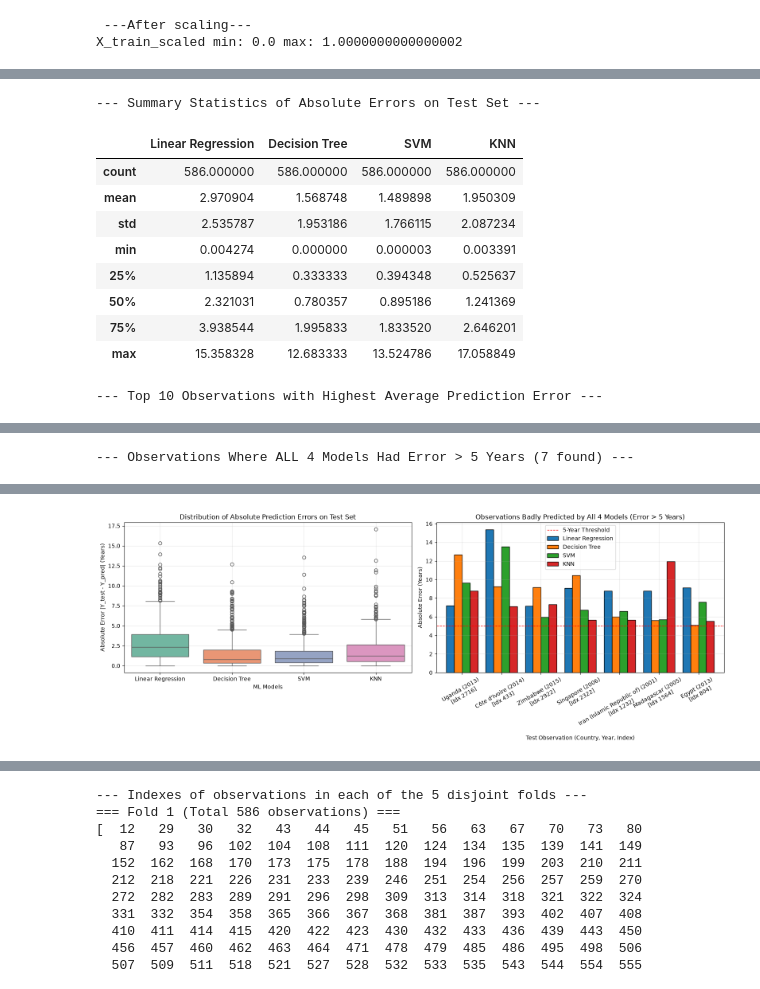
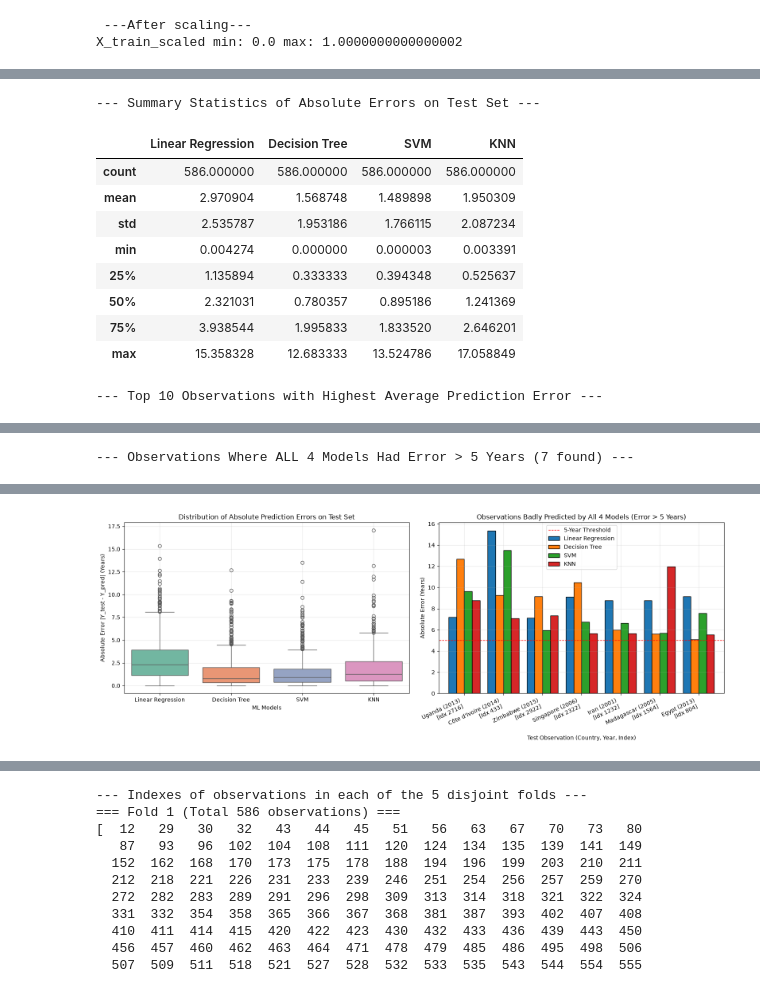
Before and after one commit to azelarabchakour/Data-science-assignments, a Jupyter notebook: Assignment-1/Code/Problem1-Regresseion.ipynb, the cells around one changed output, grey strips where cells are left out. Saved outputs shown, nothing was run; the diff lists cells and outputs as text; code cells hidden in the pictures.

```diff
--- a/Assignment-1/Code/Problem1-Regresseion.ipynb
+++ b/Assignment-1/Code/Problem1-Regresseion.ipynb
@@ -715,15 +818,31 @@ axes[0].grid(True, alpha=0.3)
 
 # Right Plot: Bar chart of observations badly predicted by all 4 models
 bad_plot = bad_all_models[model_cols].copy()
-bad_plot.index = [f"{r['Country']} ({r['Year']})\n[Idx {i}]" for i, r in bad_all_models.iterrows()]
+# bad_plot.index = [f"{r['Country']} ({r['Year']})\n[Idx {i}]" for i, r in bad_all_models.iterrows()]
+# bad_plot.plot(kind='bar', ax=axes[1], edgecolor='black', width=0.8)
+# axes[1].set_title("Observations Badly Predicted by All 4 Models (Error > 5 Years)")
+# axes[1].set_ylabel("Absolute Error (Years)")
+# axes[1].set_xlabel("Test Observation (Country, Year, Index)")
+# axes[1].axhline(5.0, color='red', linestyle='--', linewidth=1, label='5-Year Threshold')
+# axes[1].tick_params(axis='x', rotation=30)
+# axes[1].legend()
+# axes[1].grid(True, alpha=0.3)
+
+#--------------------------------------------
+bad_plot.index = [
+    f"{r['Country'].replace(' (Islamic Republic of)', '')} ({r['Year']})\n[Idx {i}]"
+    for i, r in bad_all_models.iterrows()
+]
 bad_plot.plot(kind='bar', ax=axes[1], edgecolor='black', width=0.8)
 axes[1].set_title("Observations Badly Predicted by All 4 Models (Error > 5 Years)")
 axes[1].set_ylabel("Absolute Error (Years)")
 axes[1].set_xlabel("Test Observation (Country, Year, Index)")
 axes[1].axhline(5.0, color='red', linestyle='--', linewidth=1, label='5-Year Threshold')
-axes[1].tick_params(axis='x', rotation=30)
+plt.setp(axes[1].get_xticklabels(), rotation=25, ha='right')
 axes[1].legend()
 axes[1].grid(True, alpha=0.3)
+
+#-------------------------------------------
 
 plt.tight_layout()
 plt.show()
@@ -745,34 +864,34 @@ plt.show()
 |  | Linear Regression | Decision Tree | SVM | KNN |
 | count | 586.000000 | 586.000000 | 586.000000 | 586.000000 |
 | mean | 2.970904 | 1.568748 | 1.489898 | 1.950309 |
 | std | 2.535787 | 1.953186 | 1.766115 | 2.087234 |
 | min | 0.004274 | 0.000000 | 0.000003 | 0.003391 |
 | 25% | 1.135894 | 0.333333 | 0.394348 | 0.525637 |
 | 50% | 2.321031 | 0.780357 | 0.895186 | 1.241369 |
 | 75% | 3.938544 | 1.995833 | 1.833520 | 2.646201 |
 | max | 15.358328 | 12.683333 | 13.524786 | 17.058849 |
 --- Top 10 Observations with Highest Average Prediction Error ---
 |  | Linear Regression | Decision Tree | SVM | KNN | Mean_Error | Min_Error | Country | Year | ... |
 | 433 | 15.358328 | 9.255556 | 13.524786 | 7.096046 | 11.308679 | 7.096046 | Côte d'Ivoire | 2014 | ... |
 | 2716 | 7.203288 | 12.683333 | 9.647115 | 8.756842 | 9.572645 | 7.203288 | Uganda | 2013 | ... |
 | 2093 | 13.937636 | 3.737500 | 11.387038 | 3.388031 | 8.112552 | 3.388031 | Republic of Korea | 2009 | ... |
 | 1564 | 8.767631 | 5.600000 | 5.706507 | 11.962609 | 8.009187 | 5.600000 | Madagascar | 2005 | ... |
 | 2322 | 9.095235 | 10.450000 | 6.734724 | 5.666156 | 7.986529 | 5.666156 | Singapore | 2006 | ... |
 | 2691 | 7.528552 | 2.728571 | 2.483725 | 17.058849 | 7.449924 | 2.483725 | Turkey | 2005 | ... |
 | 2299 | 12.650674 | 4.600000 | 6.620150 | 5.827823 | 7.424662 | 4.600000 | Sierra Leone | 2013 | ... |
 | 2922 | 7.131751 | 9.144444 | 5.964119 | 7.340153 | 7.395117 | 5.964119 | Zimbabwe | 2015 | ... |
 | 1215 | 7.370622 | 0.100000 | 8.287377 | 13.157679 | 7.228919 | 0.100000 | Indonesia | 2002 | ... |
 | 1237 | 9.052702 | 5.000000 | 4.928142 | 9.678212 | 7.164764 | 4.928142 | Iraq | 2012 | ... |
 --- Observations Where ALL 4 Models Had Error > 5 Years (7 found) ---
 |  | Linear Regression | Decision Tree | SVM | KNN | Mean_Error | Min_Error | Country | Year | ... |
 | 2716 | 7.203288 | 12.683333 | 9.647115 | 8.756842 | 9.572645 | 7.203288 | Uganda | 2013 | ... |
 | 433 | 15.358328 | 9.255556 | 13.524786 | 7.096046 | 11.308679 | 7.096046 | Côte d'Ivoire | 2014 | ... |
 | 2922 | 7.131751 | 9.144444 | 5.964119 | 7.340153 | 7.395117 | 5.964119 | Zimbabwe | 2015 | ... |
 | 2322 | 9.095235 | 10.450000 | 6.734724 | 5.666156 | 7.986529 | 5.666156 | Singapore | 2006 | ... |
 | 1232 | 8.782680 | 6.000000 | 6.609496 | 5.633251 | 6.756357 | 5.633251 | Iran (Islamic Republic of) | 2001 | ... |
 | 1564 | 8.767631 | 5.600000 | 5.706507 | 11.962609 | 8.009187 | 5.600000 | Madagascar | 2005 | ... |
 | 804 | 9.133348 | 5.075000 | 7.586012 | 5.520890 | 6.828813 | 5.075000 | Egypt | 2013 | ... |
-[figure, old version]
+[figure, new version]
 # %%
 
 ## Question 8: Evaluate models across 5 different random_states (Repeated Holdout)
```
Also changed, not shown: parts of 8 cells of this notebook, 2 other files.
